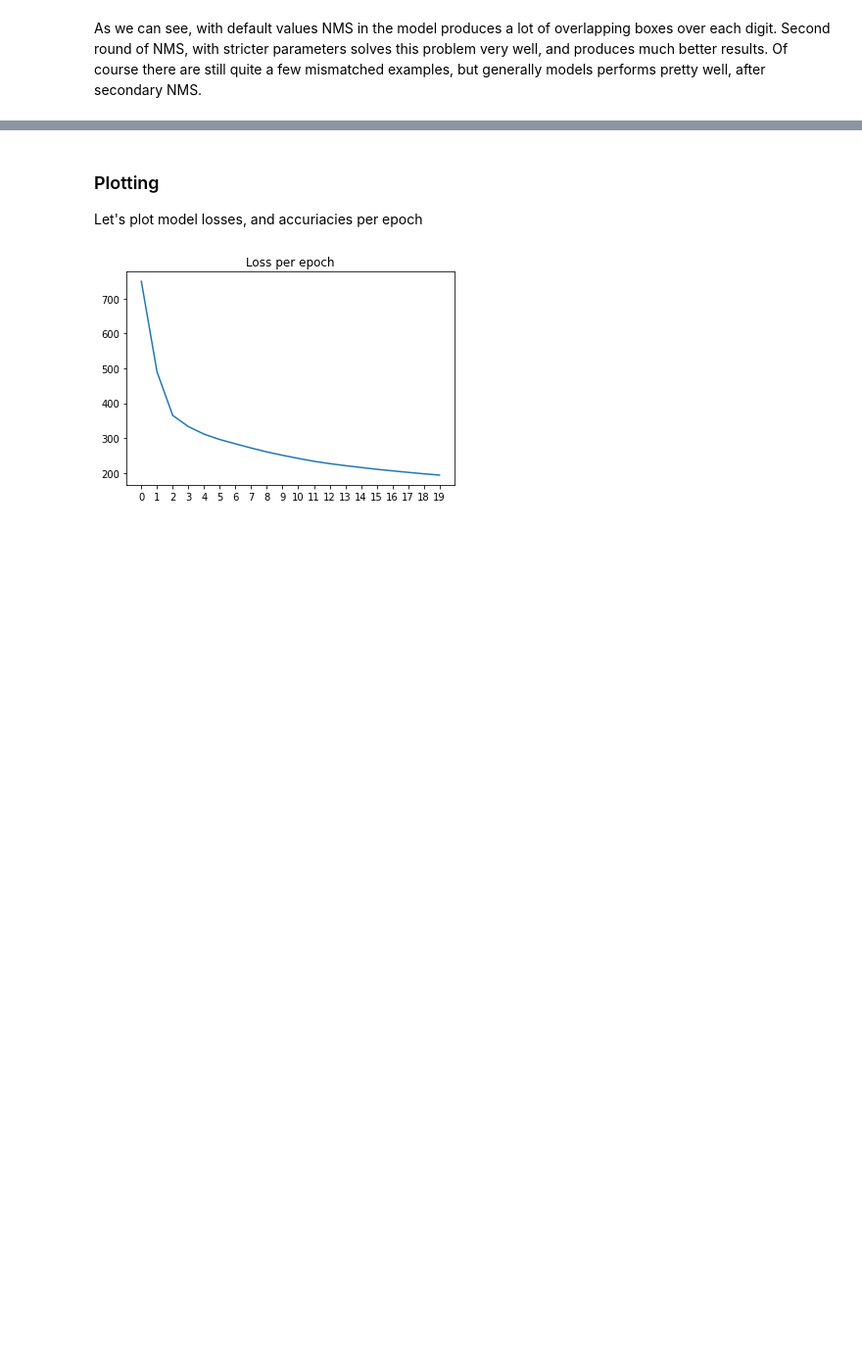
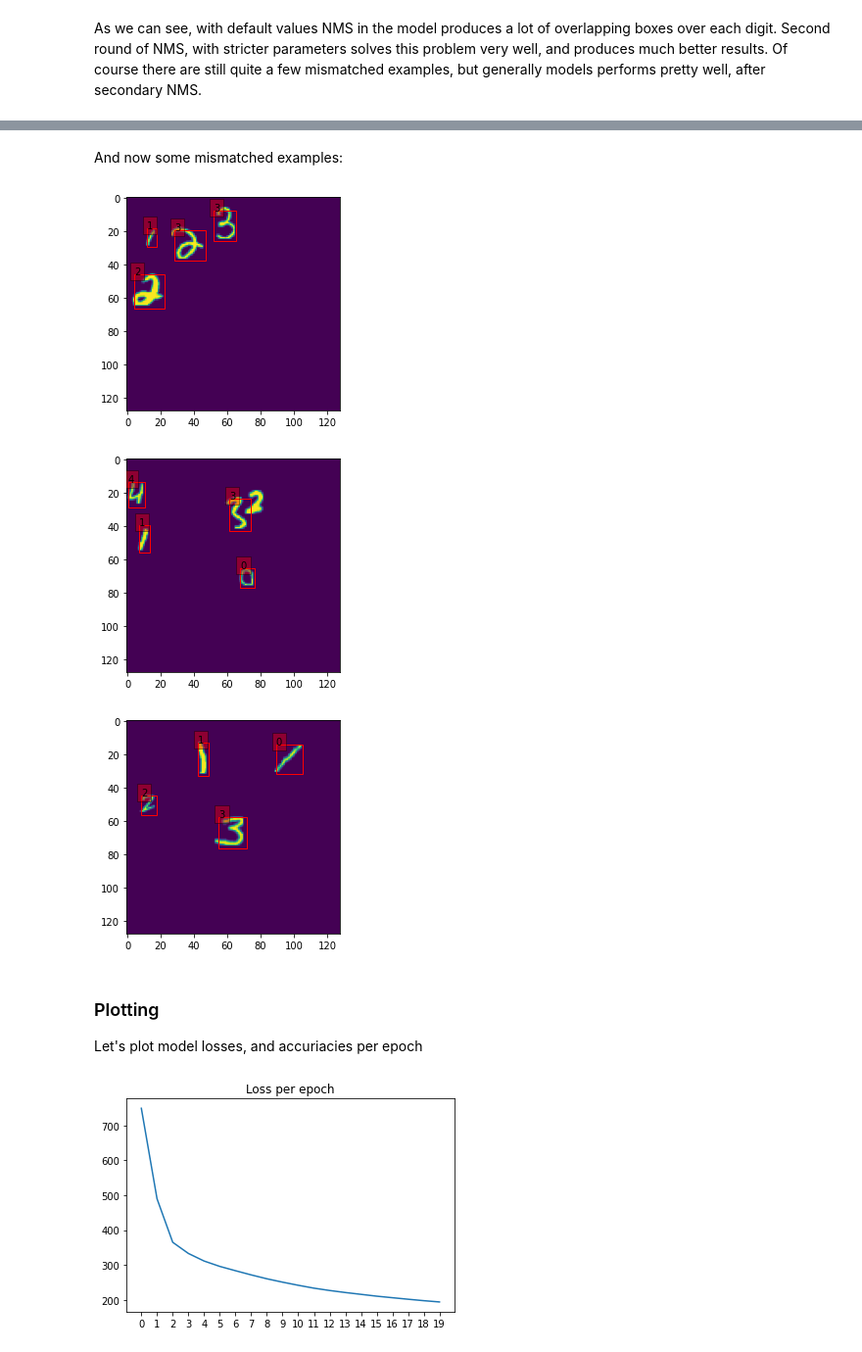
Before and after one commit to wladekpal/GSN, a Jupyter notebook: zad2/hw2_fcos_student.ipynb, the cells around one changed output, grey strips where cells are left out. Shown at 98% size. Saved outputs shown, nothing was run; the diff lists cells and outputs as text; code cells hidden in the pictures; blank space fills up the shorter version.

```diff
--- a/zad2/hw2_fcos_student.ipynb
+++ b/zad2/hw2_fcos_student.ipynb
@@ -1237,3 +1265,12 @@ As we can see, with default values NMS in the model produces a lot of overlappin
+# %% [markdown]
+And now some mismatched examples:
+# %%
+for m in mismatched[:NUM_PLOTTED]:
+    m.plot()
+# %% [output]
+[figure, added]
+[figure, added]
+[figure, added]
 # %% [markdown]
 ### Plotting
 Let's plot model losses, and accuriacies per epoch
```
Also changed, not shown: parts of 10 cells of this notebook.
